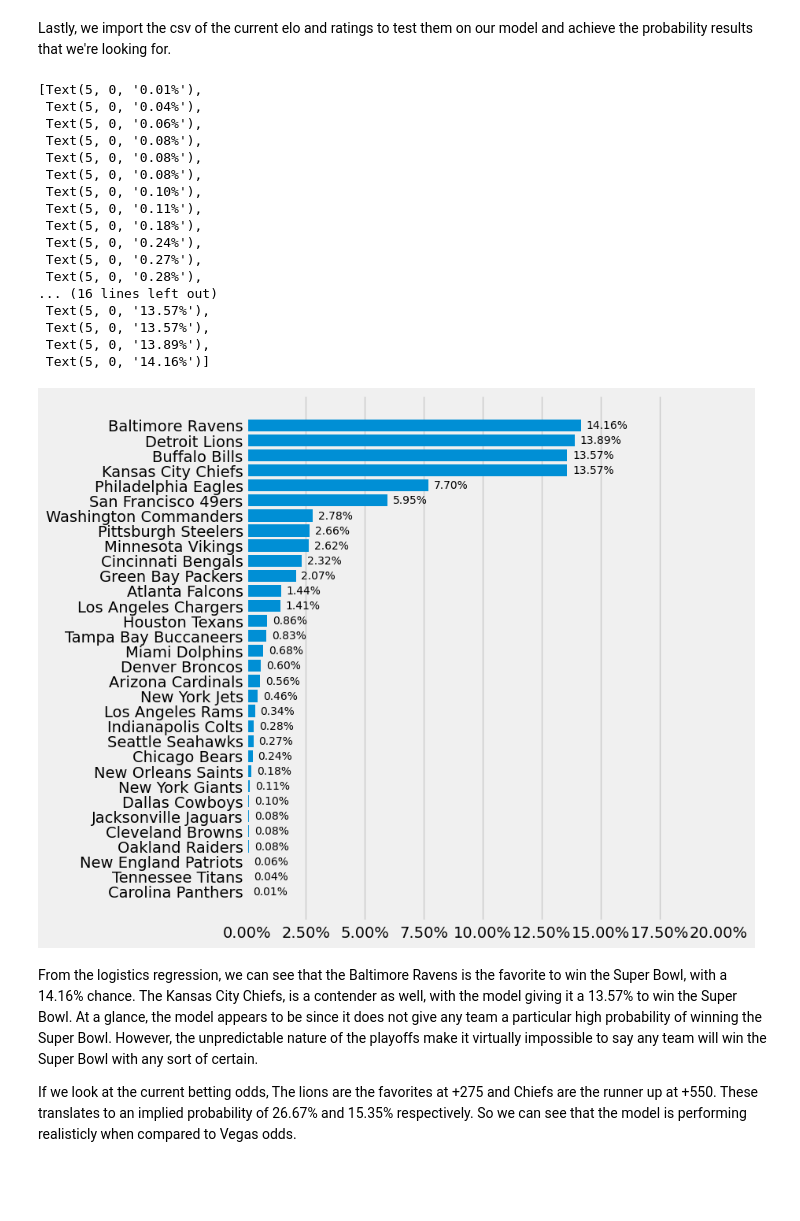
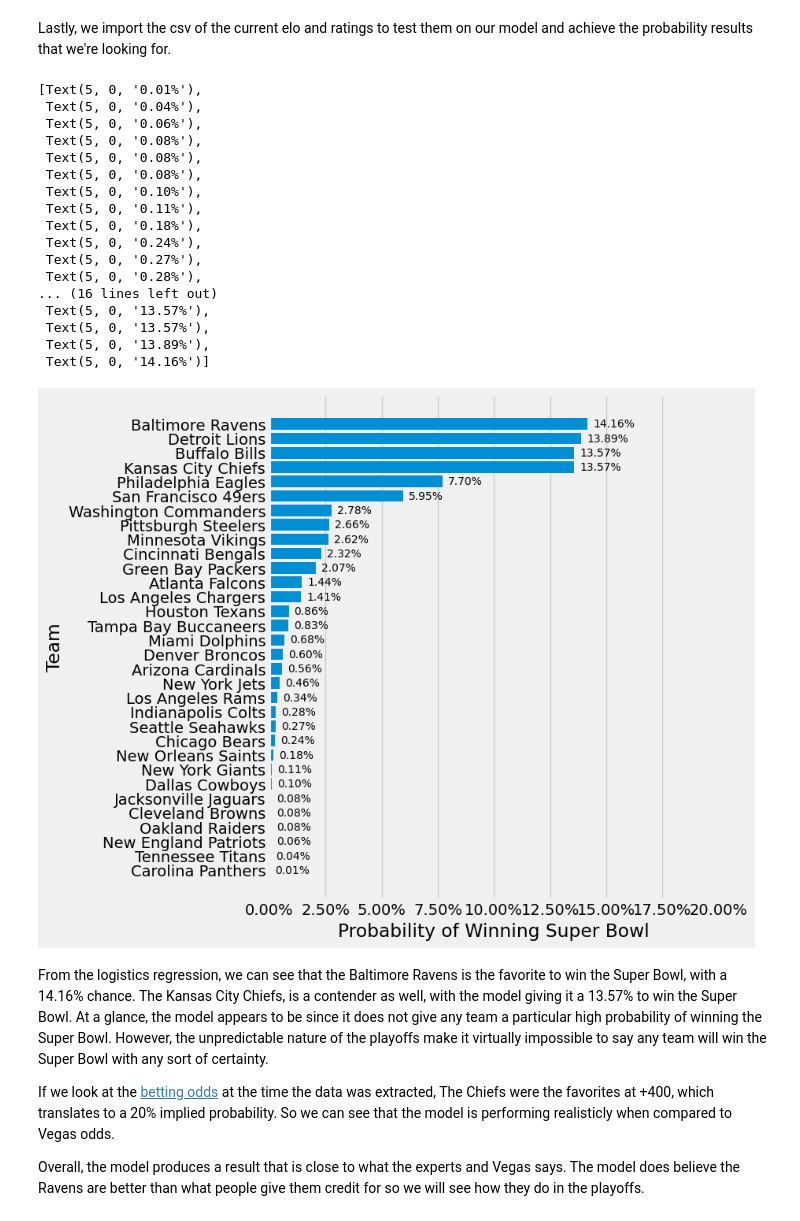
Before and after one commit to AndyGran/CMSC-320-Final-Project, a Jupyter notebook: Data-Analysis.ipynb, the cells around one changed output. Cells and saved outputs as stored; diff of their text form; code cells hidden in the pictures; blank space fills up the shorter version.

```diff
--- a/Data-Analysis.ipynb
+++ b/Data-Analysis.ipynb
@@ -764,35 +772,39 @@ nfl_elo_curr_df['super_bowl_win_prob'] = best_model.predict_proba(X_curr_scaled)
 nfl_elo_curr_df['super_bowl_win_prob'] = round(nfl_elo_curr_df['super_bowl_win_prob'] * 100, 2)
 nfl_elo_curr_df = nfl_elo_curr_df.sort_values(by='super_bowl_win_prob', ascending=True)
 
 fig, ax = plt.subplots(figsize=(9, 7), layout='constrained')
 rects = ax.barh(nfl_elo_curr_df['team'] , nfl_elo_curr_df['super_bowl_win_prob'])
 ax.set_xlim(0,20)
 ax.grid(axis='y')
+ax.set_xlabel('Probability of Winning Super Bowl')
+ax.set_ylabel('Team')
 fmt = '%.2f%%'
 xticks = mtick.FormatStrFormatter(fmt)
 ax.xaxis.set_major_formatter(xticks)
 ax.bar_label(rects, fmt=fmt,
                   padding=5, color='black', fontsize=10)
 # %% [output]
 [Text(5, 0, '0.01%'),
  Text(5, 0, '0.04%'),
  Text(5, 0, '0.06%'),
  Text(5, 0, '0.08%'),
  Text(5, 0, '0.08%'),
  Text(5, 0, '0.08%'),
  Text(5, 0, '0.10%'),
  Text(5, 0, '0.11%'),
  Text(5, 0, '0.18%'),
  Text(5, 0, '0.24%'),
  Text(5, 0, '0.27%'),
  Text(5, 0, '0.28%'),
 ... (16 lines left out)
  Text(5, 0, '13.57%'),
  Text(5, 0, '13.57%'),
  Text(5, 0, '13.89%'),
  Text(5, 0, '14.16%')]
-[figure, old version]
+[figure, new version]
 # %% [markdown]
-From the logistics regression, we can see that the Baltimore Ravens is the favorite to win the Super Bowl, with a 14.16% chance. The Kansas City Chiefs, is a contender as well, with the model giving it a 13.57% to win the Super Bowl. At a glance, the model appears to be since it does not give any team a particular high probability of winning the Super Bowl. However, the unpredictable nature of the playoffs make it virtually impossible to say any team will win the Super Bowl with any sort of certain.
+From the logistics regression, we can see that the Baltimore Ravens is the favorite to win the Super Bowl, with a 14.16% chance. The Kansas City Chiefs, is a contender as well, with the model giving it a 13.57% to win the Super Bowl. At a glance, the model appears to be since it does not give any team a particular high probability of winning the Super Bowl. However, the unpredictable nature of the playoffs make it virtually impossible to say any team will win the Super Bowl with any sort of certainty.
 
-If we look at the current betting odds, The lions are the favorites at +275 and Chiefs are the runner up at +550. These translates to an implied probability of 26.67% and 15.35% respectively. So we can see that the model is performing realisticly when compared to Vegas odds.
+If we look at the [betting odds](https://www.si.com/betting/nfl-power-rankings-based-super-bowl-odds-ahead-week-10-lions-bills-keep-climbing) at the time the data was extracted, The Chiefs were the favorites at +400, which translates to a 20% implied probability. So we can see that the model is performing realisticly when compared to Vegas odds.
+
+Overall, the model produces a result that is close to what the experts and Vegas says. The model does believe the Ravens are better than what people give them credit for so we will see how they do in the playoffs.
```
Also changed, not shown: parts of 4 cells of this notebook, 1 other file.
